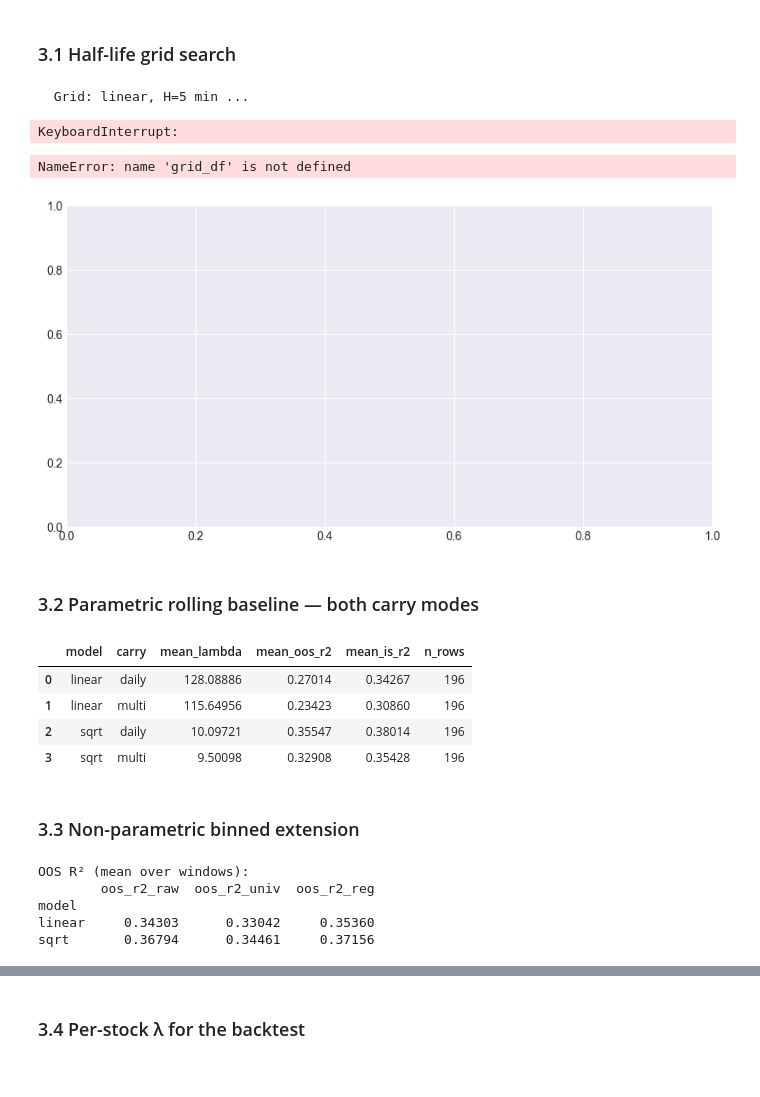
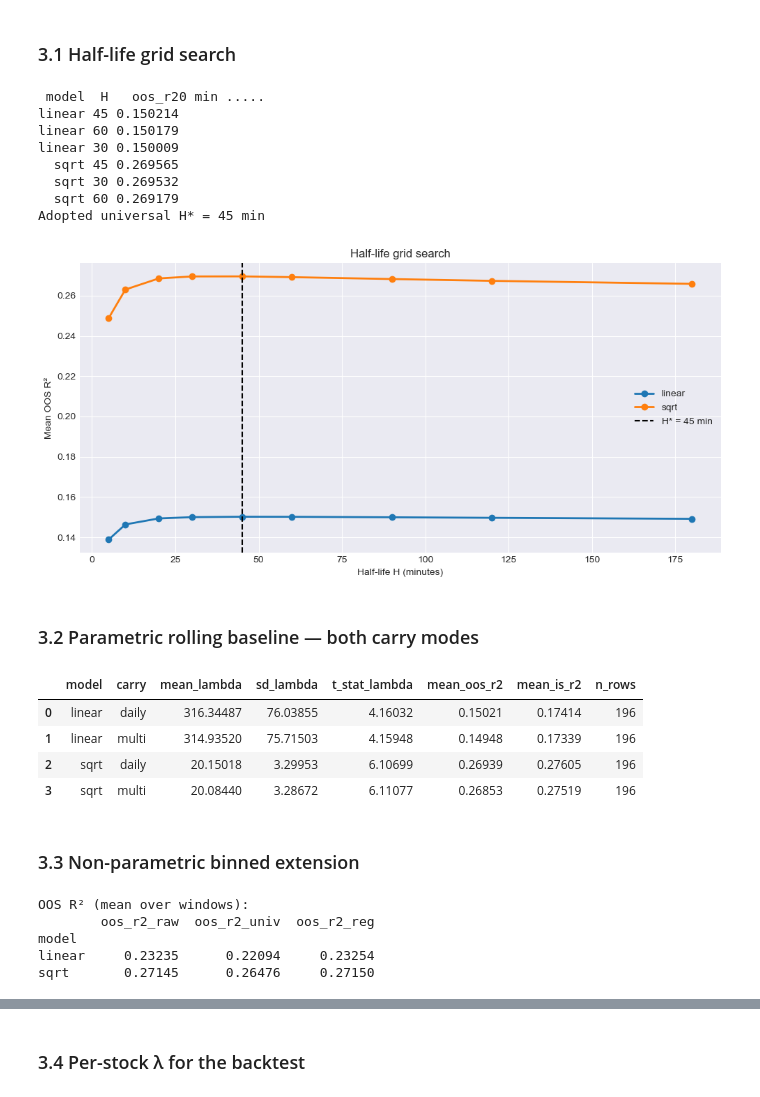
Before and after one commit to christopher-dybdahl/price_impact_optimal_execution, a Jupyter notebook: final_pipeline.ipynb, the cells around one changed output, grey strips where cells are left out. Drawn from its saved outputs; the diff is of its cells as text; code cells hidden in the pictures.

```diff
--- a/final_pipeline.ipynb
+++ b/final_pipeline.ipynb
@@ -29,7 +56,7 @@ from pathlib import Path
 # Folder layout: final_project/ holds the notebook + src/; the shared
 # data/ directory lives at the project root, one level up.
 ROOT = Path.cwd()
-PROJECT_ROOT = ROOT.parent
+PROJECT_ROOT = ROOT
 SRC = ROOT / "src"
 if str(SRC) not in sys.path:
     sys.path.insert(0, str(SRC))
@@ -132,20 +162,0 @@ Columns: ['stock', 'date', 'time', 'q_tilde', 'I_bar_daily', 'I_bar_multi']
-# %%
-# On each stock's first day in the merged panel, multi-day Ī starts from i0=0
-# (same as daily reset at the open). The OU update is shared; q_tilde is identical
-# for both columns. So I_bar_daily and I_bar_multi must coincide for that entire day.
-# (This is about prior-session carry being zero, not about our strategy having zero flow.)
-EPS = 1e-9
-for mt, imp_chk in impact_panels.items():
-    first_date_per_stock = imp_chk.groupby("stock")["date"].transform("min")
-    day0 = imp_chk.loc[imp_chk["date"] == first_date_per_stock]
-    d = day0["I_bar_daily"].to_numpy(dtype=float)
-    m = day0["I_bar_multi"].to_numpy(dtype=float)
-    max_abs = float(np.max(np.abs(d - m))) if len(d) else 0.0
-    ok = bool(np.allclose(d, m, rtol=0.0, atol=EPS))
-    print(f"{mt}: first (stock, date) in panel — daily vs multi match: {ok}  max|Δ|: {max_abs:.3e}")
-    assert ok, f"{mt}: I_bar_daily != I_bar_multi on first day"
-
-first_cal = data["date"].min()
-cal0 = imp.loc[imp["date"] == first_cal]
-mx = float(np.max(np.abs(cal0["I_bar_daily"] - cal0["I_bar_multi"])))
-print(f"\nCalendar-first day {first_cal!s} (linear panel): max|Δ| = {mx:.3e}")
@@ -185,7 +191,7 @@ The same machinery works on **either** carry mode — set `carry='daily'` or `ca
 # %%
 # Coarse grid; expand if needed. Daily-reset Ī is the standard for fitting.
 H_GRID = [5, 10, 20, 30, 45, 60, 90, 120, 180]  # minutes
-TAU_BINS = 180  # τ = 30 min explanation horizon
+TAU_BINS = 6  # τ = 1 min explanation horizon (6 bins × 10 s/bin)
 
 grid_df = pi.half_life_grid_search(
     data,
@@ -207,5 +213,11 @@ print(best_per_model.groupby("model").head(3).to_string(index=False))
 H_star = int(np.mean(best_per_model.groupby("model")["H"].first()))
 print(f"Adopted universal H* = {H_star} min")
 # %% [output]
-  Grid: linear, H=5 min ...
+ model  H   oos_r20 min .....
+linear 45 0.150214
+linear 60 0.150179
+linear 30 0.150009
+  sqrt 45 0.269565
+  sqrt 30 0.269532
+  sqrt 60 0.269179
+Adopted universal H* = 45 min
-KeyboardInterrupt:
@@ -214,3 +224,5 @@ H_star = 52.5
+# %%
+TAU_BINS = 6  # τ = 1 min explanation horizon (6 bins × 10 s/bin)
 # %%
 fig, ax = plt.subplots(figsize=(10, 5))
 for mt in MODEL_TYPES:
@@ -224,7 +236,6 @@ ax.legend()
 plt.tight_layout()
 plt.show()
 # %% [output]
-NameError: name 'grid_df' is not defined
-[figure, old version]
+[figure, new version]
 # %% [markdown]
 ### 3.2 Parametric rolling baseline — both carry modes
@@ -233,39 +246,43 @@ NameError: name 'grid_df' is not defined
 # compare daily-reset vs multi-day Ī.
 impact_panels_star = {
     mt: pi.compute_impact_states(data, daily_stats, H_star, model_type=mt)
     for mt in MODEL_TYPES
 }
 
 baseline_results = {}
 for mt in MODEL_TYPES:
     for carry in ("daily", "multi"):
         feats = pi.build_regression_features(
             impact_panels_star[mt], data, tau_bins=TAU_BINS, carry=carry
         )
         stats = pi.daily_sufficient_stats(feats)
         baseline_results[(mt, carry)] = pi.rolling_baseline(
             stats, n_windows=10, offset=2
         )
 
 summary_rows = []
 for (mt, carry), df in baseline_results.items():
+    mean_lam = df["lambda"].mean()
+    sd_lam = df["lambda"].std()
     summary_rows.append(
         {
             "model": mt,
             "carry": carry,
-            "mean_lambda": df["lambda"].mean(),
+            "mean_lambda": mean_lam,
+            "sd_lambda": sd_lam,
+            "t_stat_lambda": mean_lam / sd_lam if sd_lam > 0 else float("nan"),
             "mean_oos_r2": df["oos_r2"].mean(),
             "mean_is_r2": df["is_r2"].mean(),
             "n_rows": len(df),
         }
     )
 pd.DataFrame(summary_rows).round(5)
 # %% [output]
-|  | model | carry | mean_lambda | mean_oos_r2 | mean_is_r2 | n_rows |
-| 0 | linear | daily | 128.08886 | 0.27014 | 0.34267 | 196 |
-| 1 | linear | multi | 115.64956 | 0.23423 | 0.30860 | 196 |
-| 2 | sqrt | daily | 10.09721 | 0.35547 | 0.38014 | 196 |
-| 3 | sqrt | multi | 9.50098 | 0.32908 | 0.35428 | 196 |
+|  | model | carry | mean_lambda | sd_lambda | t_stat_lambda | mean_oos_r2 | mean_is_r2 | n_rows |
+| 0 | linear | daily | 316.34487 | 76.03855 | 4.16032 | 0.15021 | 0.17414 | 196 |
+| 1 | linear | multi | 314.93520 | 75.71503 | 4.15948 | 0.14948 | 0.17339 | 196 |
+| 2 | sqrt | daily | 20.15018 | 3.29953 | 6.10699 | 0.26939 | 0.27605 | 196 |
+| 3 | sqrt | multi | 20.08440 | 3.28672 | 6.11077 | 0.26853 | 0.27519 | 196 |
 # %% [markdown]
 ### 3.3 Non-parametric binned extension
 # %%
@@ -297,8 +314,8 @@ print(comparison.round(5))
 OOS R² (mean over windows):
         oos_r2_raw  oos_r2_univ  oos_r2_reg
 model
-linear     0.34303      0.33042     0.35360
-sqrt       0.36794      0.34461     0.37156
+linear     0.23235      0.22094     0.23254
+sqrt       0.27145      0.26476     0.27150
 # %%
 # Estimated impact curves for one window (train month = 3).
 fig, axes = plt.subplots(1, 2, figsize=(14, 5))
```
Also changed, not shown: parts of 49 cells of this notebook, 41 other files.
